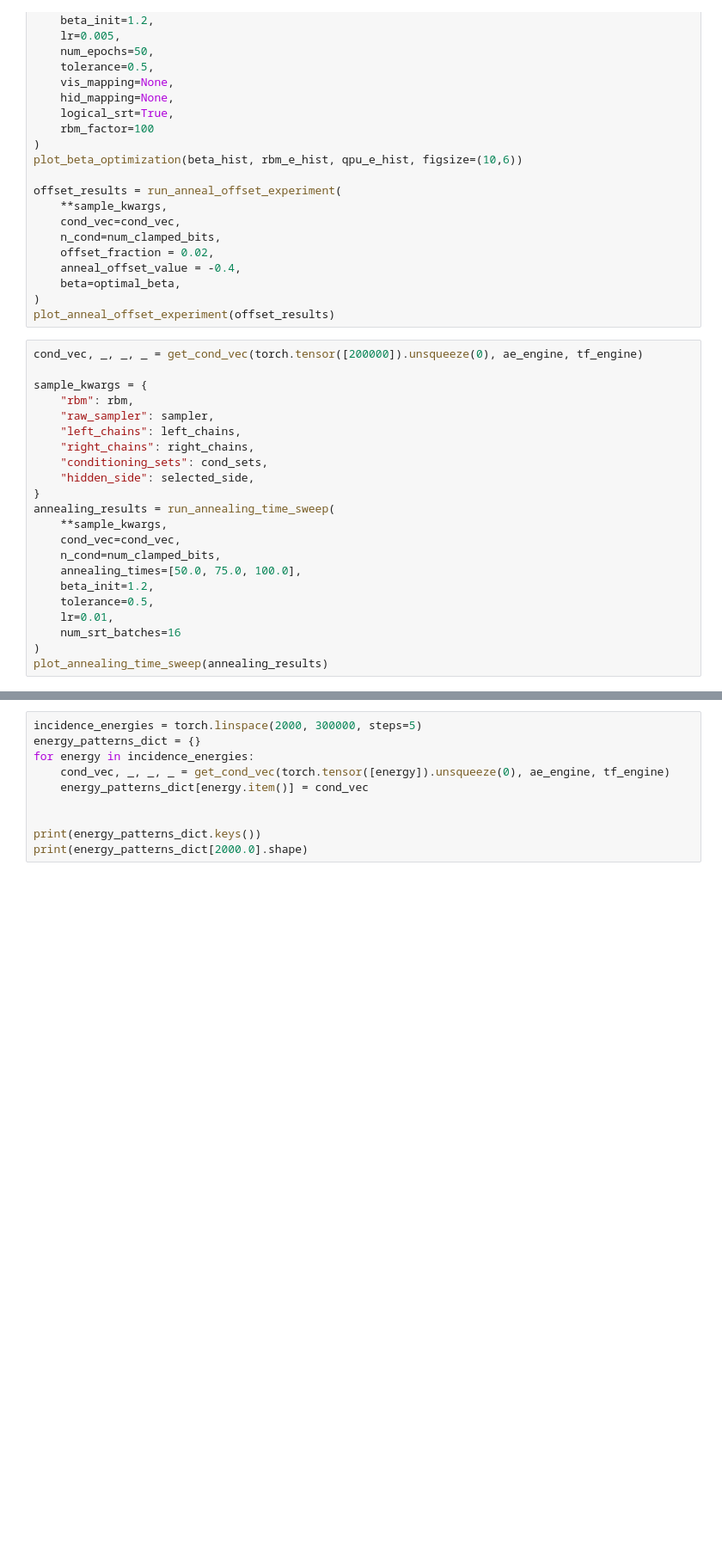
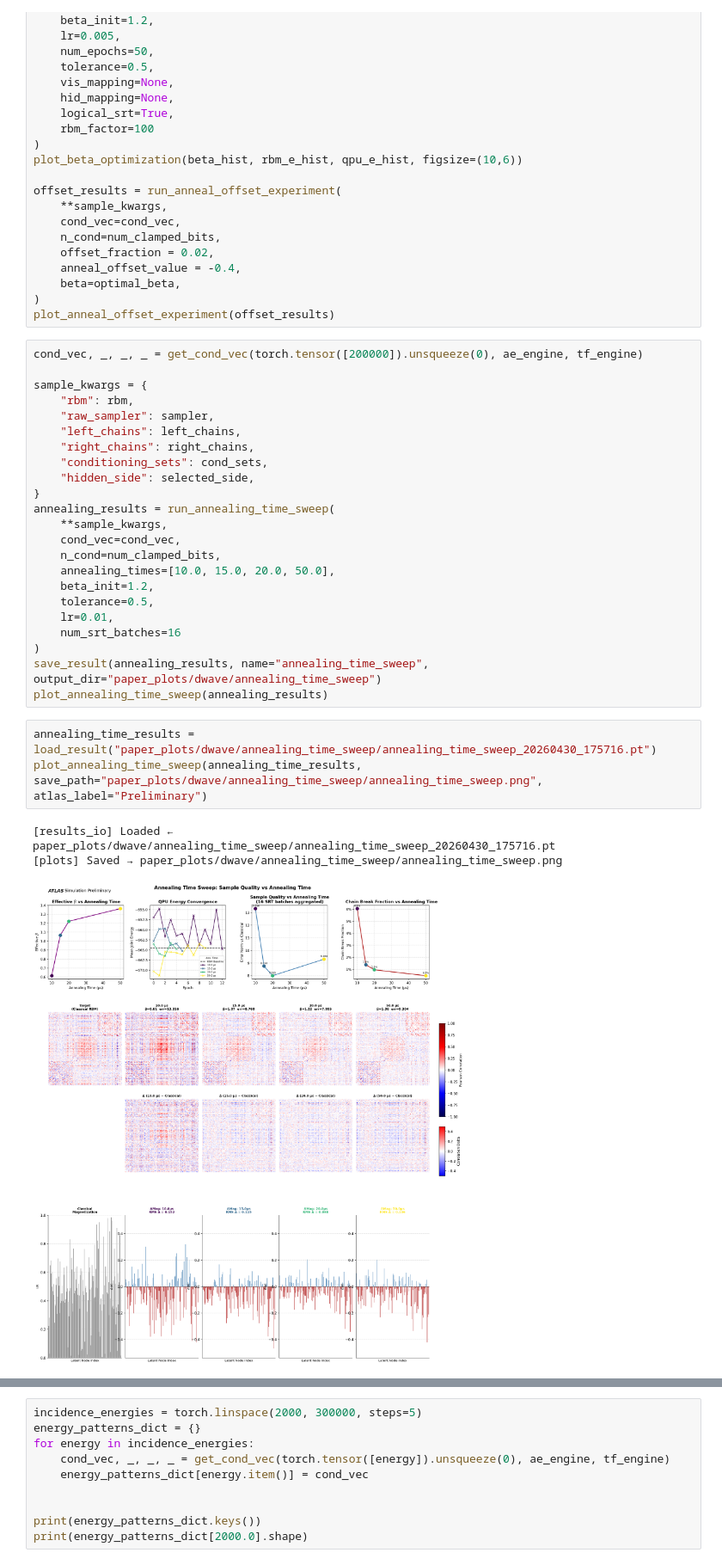
Before and after one commit to QaloSim/CaloQuVAE, a Jupyter notebook: notebooks/DWave_Samples.ipynb, the cells around one changed output, grey strips where cells are left out. Shown at 86% size. Saved outputs shown, nothing was run; the diff lists cells and outputs as text; blank space fills up the shorter version.

```diff
--- a/notebooks/DWave_Samples.ipynb
+++ b/notebooks/DWave_Samples.ipynb
@@ -242,10 +201,18 @@ annealing_results = run_annealing_time_sweep(
     **sample_kwargs,
     cond_vec=cond_vec,
     n_cond=num_clamped_bits,
-    annealing_times=[50.0, 75.0, 100.0],
+    annealing_times=[10.0, 15.0, 20.0, 50.0],
     beta_init=1.2,
     tolerance=0.5,
     lr=0.01,
     num_srt_batches=16
 )
+save_result(annealing_results, name="annealing_time_sweep", output_dir="paper_plots/dwave/annealing_time_sweep")
 plot_annealing_time_sweep(annealing_results)
+# %%
+annealing_time_results = load_result("paper_plots/dwave/annealing_time_sweep/annealing_time_sweep_20260430_175716.pt")
+plot_annealing_time_sweep(annealing_time_results, save_path="paper_plots/dwave/annealing_time_sweep/annealing_time_sweep.png", atlas_label="Preliminary")
+# %% [output]
+[results_io] Loaded ← paper_plots/dwave/annealing_time_sweep/annealing_time_sweep_20260430_175716.pt
+[plots] Saved → paper_plots/dwave/annealing_time_sweep/annealing_time_sweep.png
+[figure, added]
```
Also changed, not shown: parts of 13 cells of this notebook, 3 other files.
